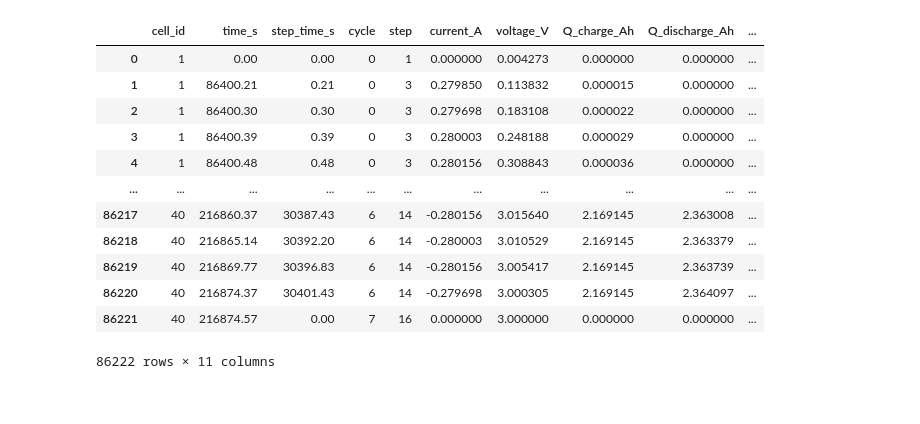
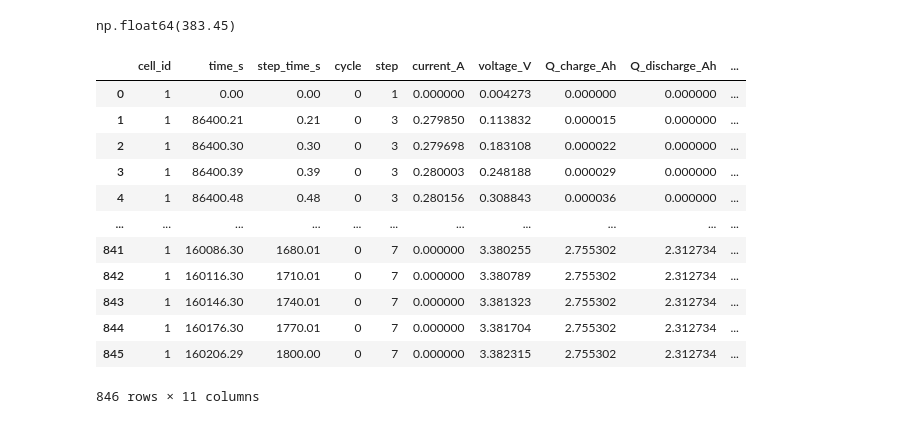
Before and after one commit to MathLR7/AI_ETEC_projects, a Jupyter notebook: test.ipynb, the cells around one changed output. Drawn from its saved outputs; the diff is of its cells as text; code cells hidden in the pictures.

```diff
--- a/test.ipynb
+++ b/test.ipynb
@@ -5,16 +6,22 @@ df = pd.read_excel("Dataset.xlsx")
+# %%
+CycleOfLife["Cycle of Life"].quantile(0.55)
+# %% [output]
+np.float64(383.45)
 # %%
-df
+filtered = df.loc[(df["cell_id"]  == 1) & (df["cycle"]  == 0)]
-# %% [output]
-|  | cell_id | time_s | step_time_s | cycle | step | current_A | voltage_V | Q_charge_Ah | Q_discharge_Ah | ... |
-| 0 | 1 | 0.00 | 0.00 | 0 | 1 | 0.000000 | 0.004273 | 0.000000 | 0.000000 | ... |
-| 1 | 1 | 86400.21 | 0.21 | 0 | 3 | 0.279850 | 0.113832 | 0.000015 | 0.000000 | ... |
-| 2 | 1 | 86400.30 | 0.30 | 0 | 3 | 0.279698 | 0.183108 | 0.000022 | 0.000000 | ... |
-| 3 | 1 | 86400.39 | 0.39 | 0 | 3 | 0.280003 | 0.248188 | 0.000029 | 0.000000 | ... |
-| 4 | 1 | 86400.48 | 0.48 | 0 | 3 | 0.280156 | 0.308843 | 0.000036 | 0.000000 | ... |
-| ... | ... | ... | ... | ... | ... | ... | ... | ... | ... | ... |
-| 86217 | 40 | 216860.37 | 30387.43 | 6 | 14 | -0.280156 | 3.015640 | 2.169145 | 2.363008 | ... |
-| 86218 | 40 | 216865.14 | 30392.20 | 6 | 14 | -0.280003 | 3.010529 | 2.169145 | 2.363379 | ... |
-| 86219 | 40 | 216869.77 | 30396.83 | 6 | 14 | -0.280156 | 3.005417 | 2.169145 | 2.363739 | ... |
-| 86220 | 40 | 216874.37 | 30401.43 | 6 | 14 | -0.279698 | 3.000305 | 2.169145 | 2.364097 | ... |
-| 86221 | 40 | 216874.57 | 0.00 | 7 | 16 | 0.000000 | 3.000000 | 0.000000 | 0.000000 | ... |
-86222 rows × 11 columns
+# %%
+filtered
+# %% [output]
+|  | cell_id | time_s | step_time_s | cycle | step | current_A | voltage_V | Q_charge_Ah | Q_discharge_Ah | ... |
+| 0 | 1 | 0.00 | 0.00 | 0 | 1 | 0.000000 | 0.004273 | 0.000000 | 0.000000 | ... |
+| 1 | 1 | 86400.21 | 0.21 | 0 | 3 | 0.279850 | 0.113832 | 0.000015 | 0.000000 | ... |
+| 2 | 1 | 86400.30 | 0.30 | 0 | 3 | 0.279698 | 0.183108 | 0.000022 | 0.000000 | ... |
+| 3 | 1 | 86400.39 | 0.39 | 0 | 3 | 0.280003 | 0.248188 | 0.000029 | 0.000000 | ... |
+| 4 | 1 | 86400.48 | 0.48 | 0 | 3 | 0.280156 | 0.308843 | 0.000036 | 0.000000 | ... |
+| ... | ... | ... | ... | ... | ... | ... | ... | ... | ... | ... |
+| 841 | 1 | 160086.30 | 1680.01 | 0 | 7 | 0.000000 | 3.380255 | 2.755302 | 2.312734 | ... |
+| 842 | 1 | 160116.30 | 1710.01 | 0 | 7 | 0.000000 | 3.380789 | 2.755302 | 2.312734 | ... |
+| 843 | 1 | 160146.30 | 1740.01 | 0 | 7 | 0.000000 | 3.381323 | 2.755302 | 2.312734 | ... |
+| 844 | 1 | 160176.30 | 1770.01 | 0 | 7 | 0.000000 | 3.381704 | 2.755302 | 2.312734 | ... |
+| 845 | 1 | 160206.29 | 1800.00 | 0 | 7 | 0.000000 | 3.382315 | 2.755302 | 2.312734 | ... |
+846 rows × 11 columns
```
Also changed, not shown: parts of 4 cells of this notebook, 1 other file.
